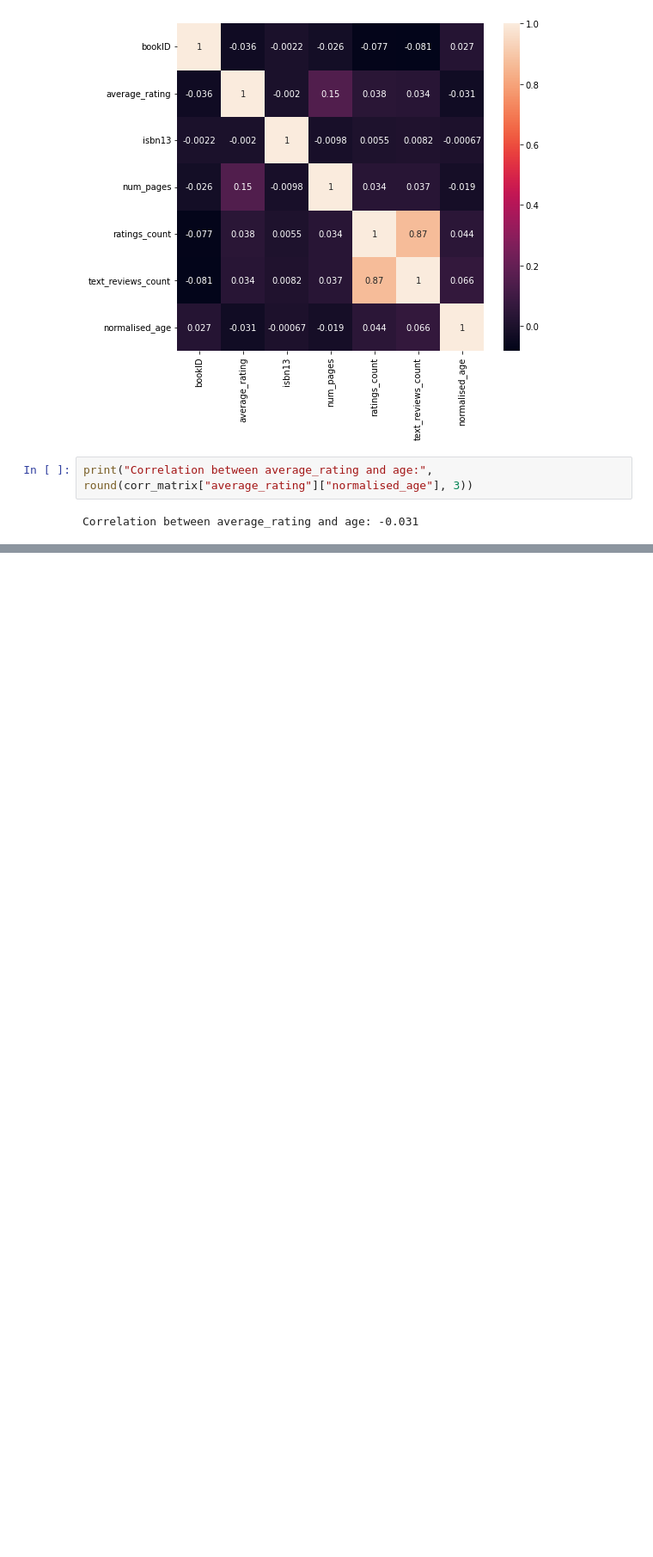
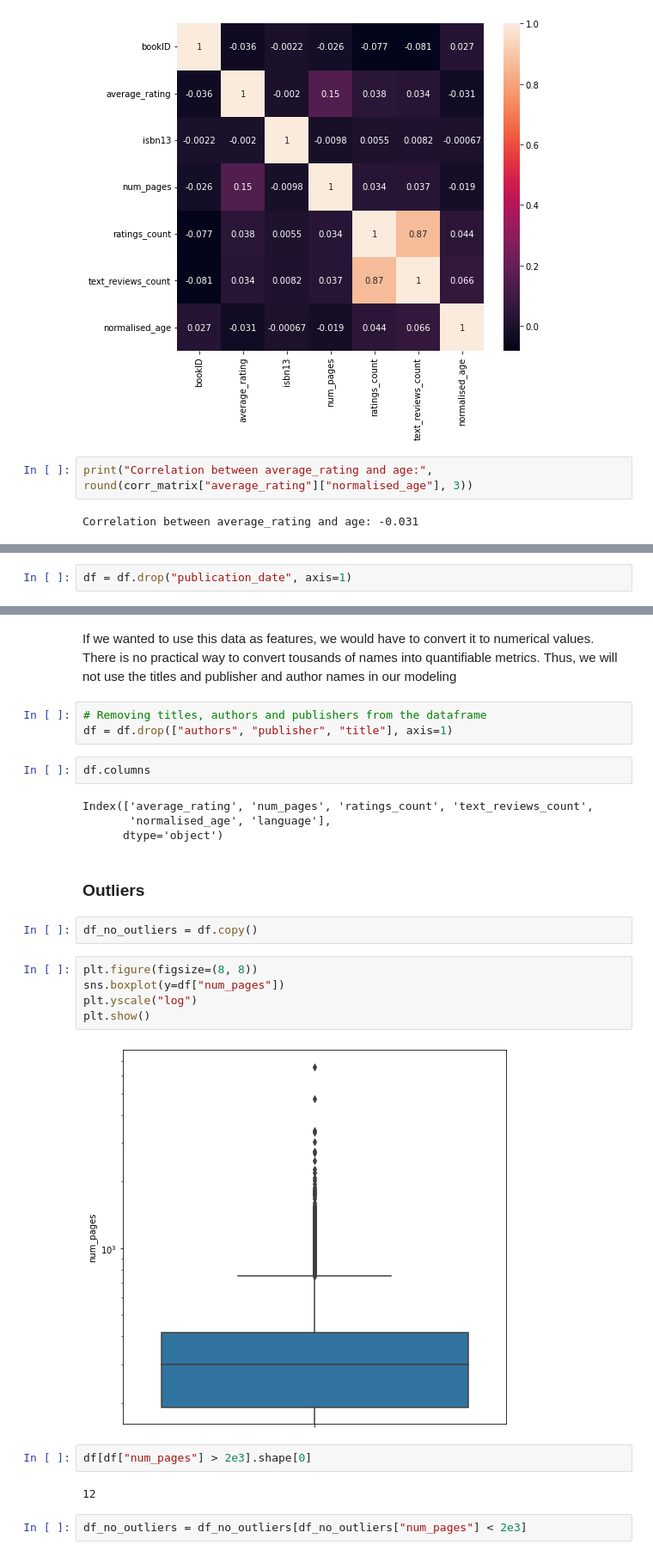
Before and after one commit to Attoumassa/book_rating_prediction_model, a Jupyter notebook: feature_engineering.ipynb, the cells around one changed output, grey strips where cells are left out. Shown at 86% size. Saved outputs shown, nothing was run; the diff lists cells and outputs as text; blank space fills up the shorter version.

```diff
--- a/feature_engineering.ipynb
+++ b/feature_engineering.ipynb
@@ -249,0 +196,2 @@ Correlation between average_rating and language: 0.034
+# %%
+df = df.drop("publication_date", axis=1)
@@ -249,0 +260,28 @@ Correlation between average_rating and language: 0.034
+# %% [markdown]
+If we wanted to use this data as features, we would have to convert it to numerical values. There is no practical way to convert tousands of names into quantifiable metrics. Thus, we will not use the titles and publisher and author names in our modeling
+# %%
+# Removing titles, authors and publishers from the dataframe
+df = df.drop(["authors", "publisher", "title"], axis=1)
+# %%
+df.columns
+# %% [output]
+Index(['average_rating', 'num_pages', 'ratings_count', 'text_reviews_count',
+       'normalised_age', 'language'],
+      dtype='object')
+# %% [markdown]
+### Outliers
+# %%
+df_no_outliers = df.copy()
+# %%
+plt.figure(figsize=(8, 8))
+sns.boxplot(y=df["num_pages"])
+plt.yscale("log")
+plt.show()
+# %% [output]
+[figure, added]
+# %%
+df[df["num_pages"] > 2e3].shape[0]
+# %% [output]
+12
+# %%
+df_no_outliers = df_no_outliers[df_no_outliers["num_pages"] < 2e3]
```
Also changed, not shown: parts of 46 cells of this notebook.
